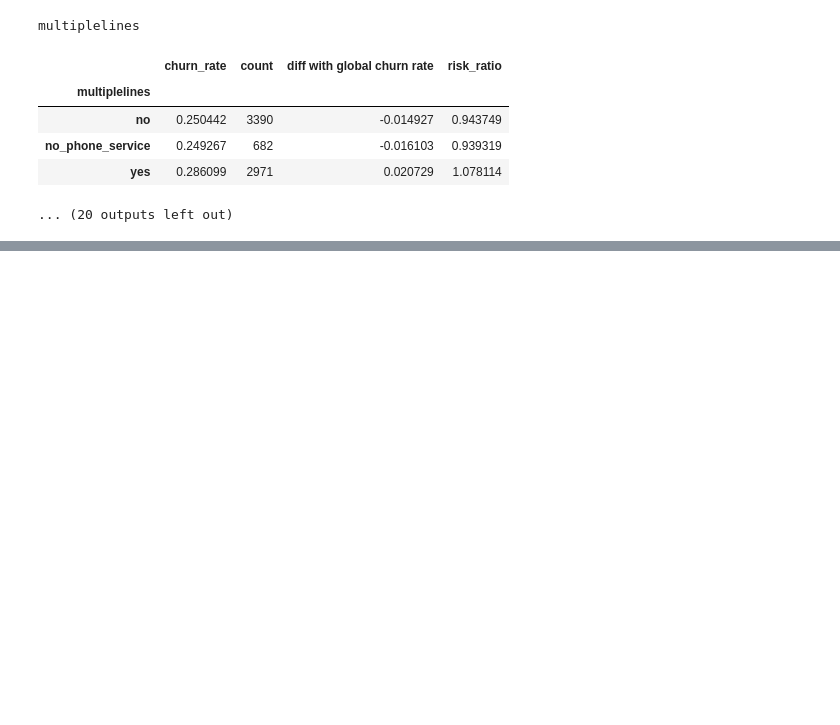
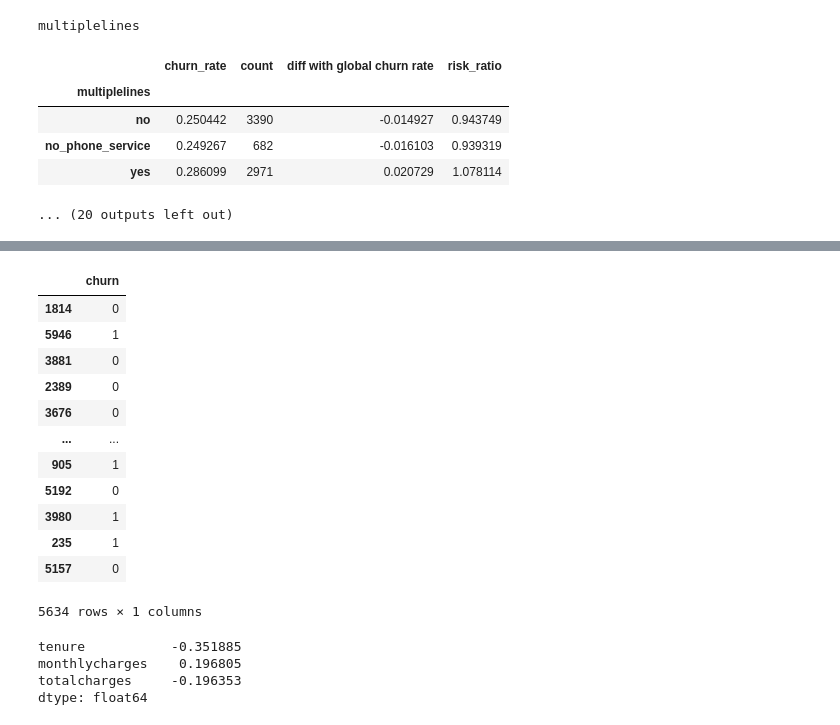
Before and after one commit to BALJAPALLIANSHUL/machine_learning_zoomcamp, a Jupyter notebook: 03-churn prediction/churn-prediction.ipynb, the cells around one changed output, grey strips where cells are left out. Cells and saved outputs as stored; diff of their text form; code cells hidden in the pictures; blank space fills up the shorter version.

```diff
--- a/03-churn prediction/churn-prediction.ipynb
+++ b/03-churn prediction/churn-prediction.ipynb
@@ -416,0 +481,23 @@ multiplelines
+# %%
+y_train_val
+# %% [output]
+|  | churn |
+| 1814 | 0 |
+| 5946 | 1 |
+| 3881 | 0 |
+| 2389 | 0 |
+| 3676 | 0 |
+| ... | ... |
+| 905 | 1 |
+| 5192 | 0 |
+| 3980 | 1 |
+| 235 | 1 |
+| 5157 | 0 |
+5634 rows × 1 columns
+# %%
+X_train_val[numerical].corrwith(y_train_val.reset_index(drop = True)['churn'])
+# %% [output]
+tenure           -0.351885
+monthlycharges    0.196805
+totalcharges     -0.196353
+dtype: float64
```
Also changed, not shown: parts of 12 cells of this notebook, 1 other file.
